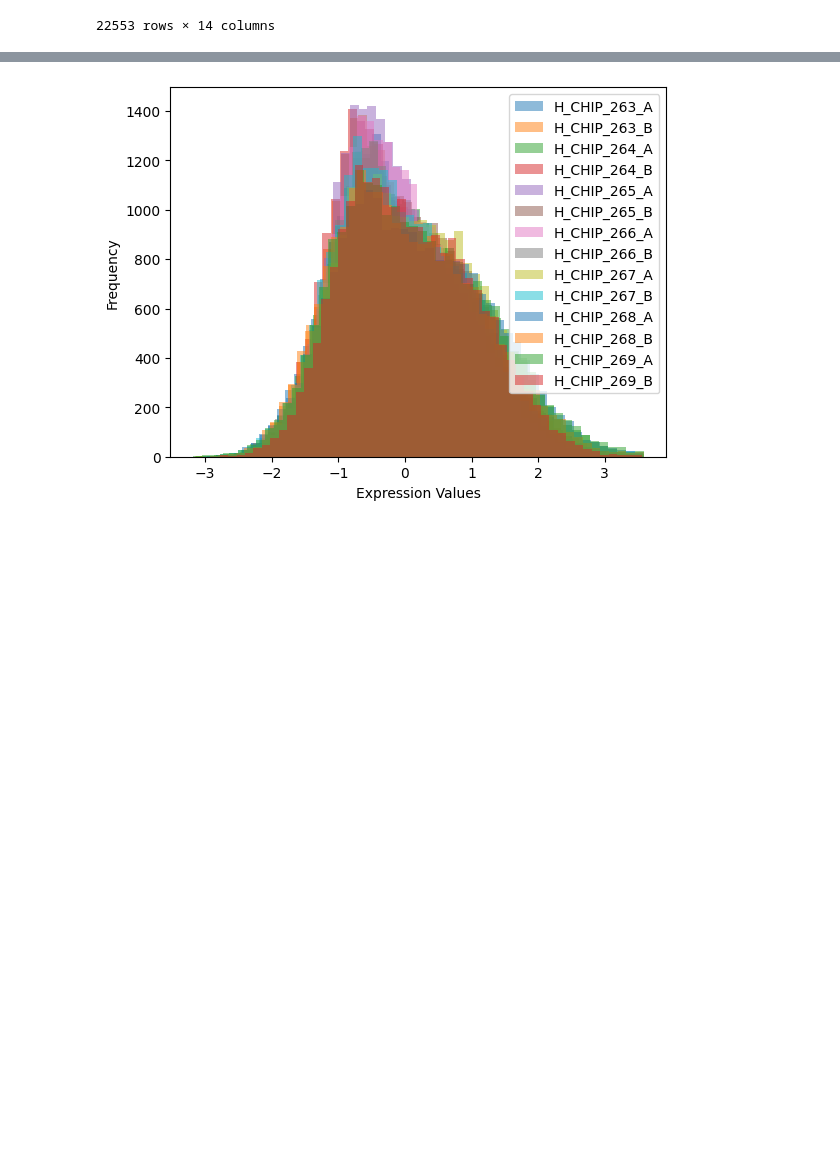
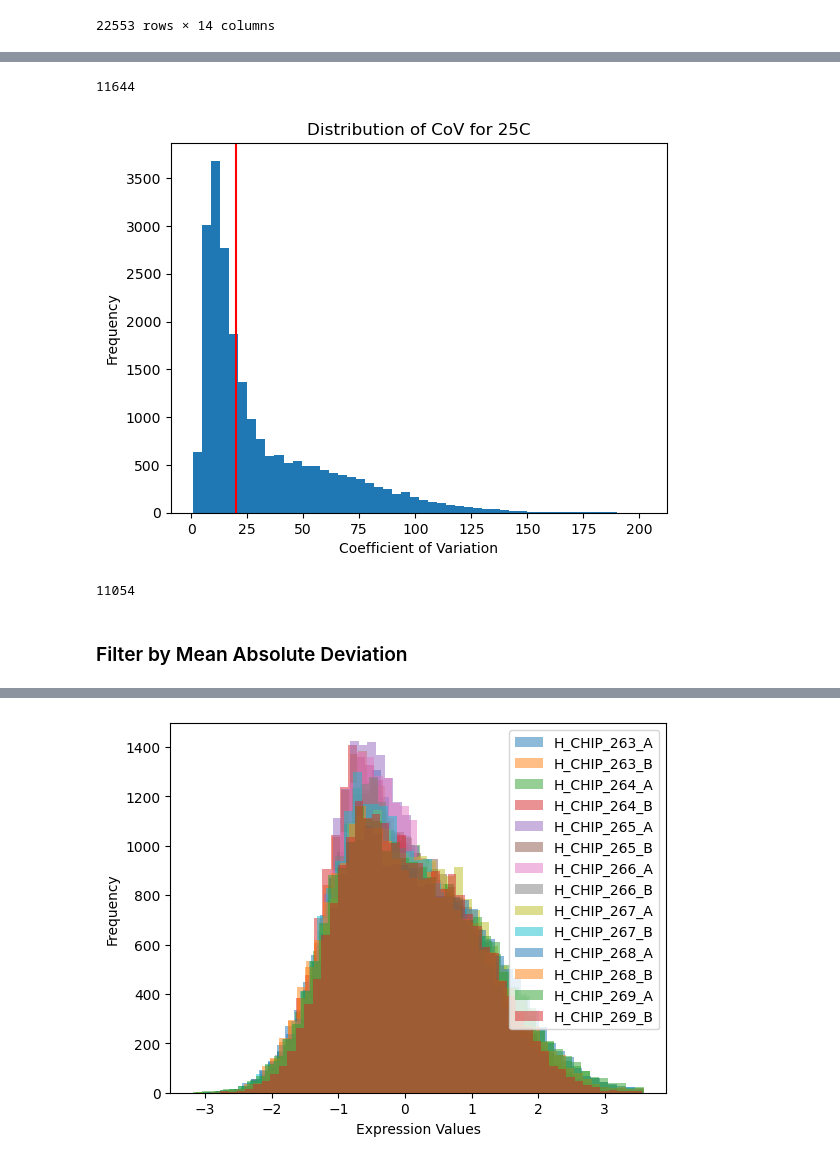
Before and after one commit to camilababo/BIONIC, a Jupyter notebook: input_files/data_pre_processing.ipynb, the cells around one changed output, grey strips where cells are left out. Cells and saved outputs as stored; diff of their text form; code cells hidden in the pictures; blank space fills up the shorter version.

```diff
--- a/input_files/data_pre_processing.ipynb
+++ b/input_files/data_pre_processing.ipynb
@@ -284,0 +208,38 @@ True
+# %%
+# Filter out genes with a CV below 25%
+threshold = 20
+filtered_sixteen_genes = sixteen_cv[sixteen_cv >= threshold].index.tolist()
+filtered_sixteen_df = sixteen_df.loc[filtered_sixteen_genes, :]
+print(len(filtered_sixteen_genes))
+# %% [output]
+11644
+# %%
+# Calculate CoV for 25C
+twenty_five_df = pd.read_csv("../outputs/twenty_five_df.csv", index_col='gene_symbol')
+
+# Calculate the mean and standard deviation for each gene
+twenty_five_mean = twenty_five_df.mean(axis=1)
+twenty_five_std = twenty_five_df.std(axis=1)
+
+# Calculate the coefficient of variation for each gene
+twenty_five_cv = (twenty_five_std / twenty_five_mean) * 100
+# %%
+# Visualize CoV
+plt.hist(twenty_five_cv, bins=50)
+plt.xlabel("Coefficient of Variation")
+plt.ylabel("Frequency")
+plt.title("Distribution of CoV for 25C")
+plt.axline((20, 0), (20, 100), color='r')
+plt.show()
+# %% [output]
+[figure, added]
+# %%
+# Filter out genes with a CV below 25%
+threshold = 20
+filtered_sixteen_genes = twenty_five_cv[twenty_five_cv >= threshold].index.tolist()
+filtered_sixteen_df = twenty_five_df.loc[filtered_sixteen_genes, :]
+print(len(filtered_sixteen_genes))
+# %% [output]
+11054
+# %% [markdown]
+### Filter by Mean Absolute Deviation
```
Also changed, not shown: parts of 32 cells of this notebook, 12 other files.
